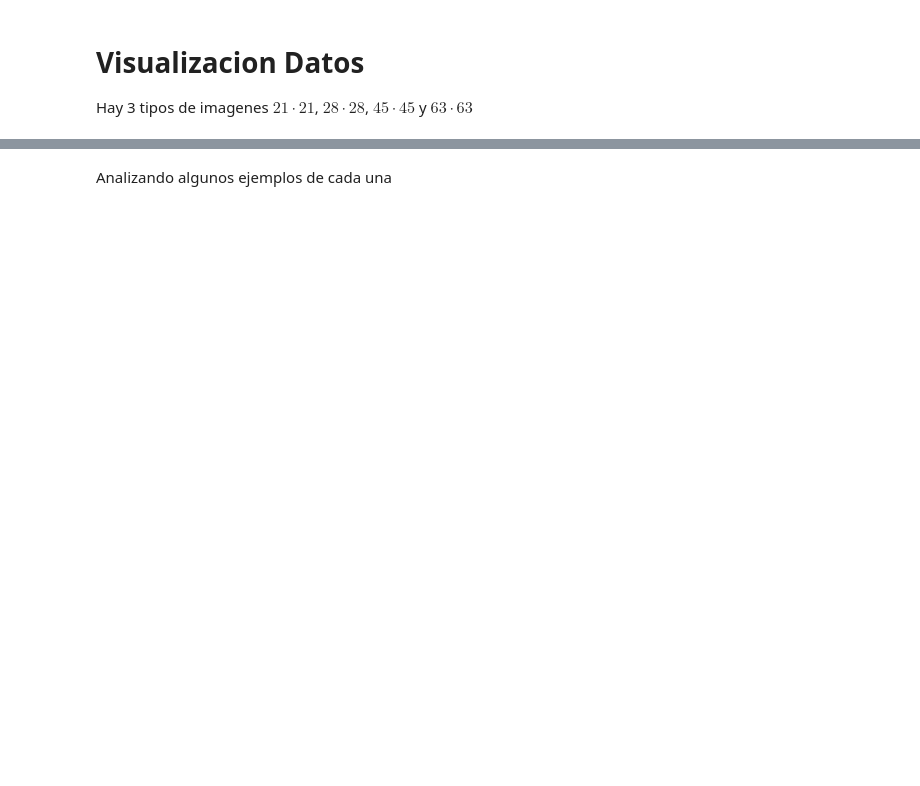
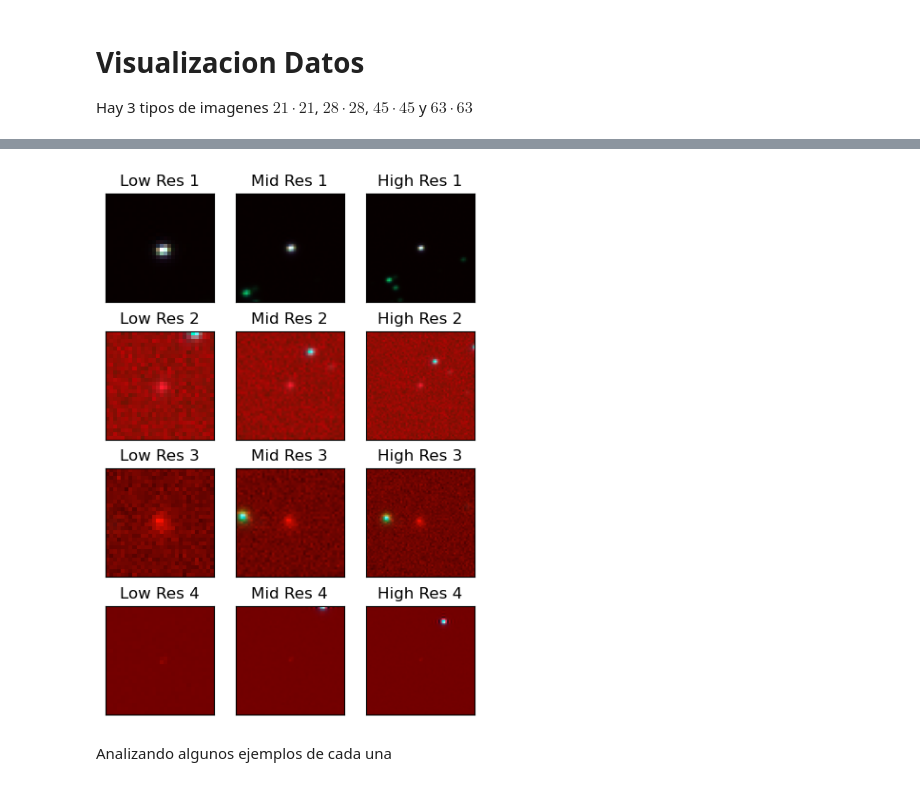
Before and after one commit to pmarconep/ZTF_alert_8a, a Jupyter notebook: proyecto.ipynb, the cells around one changed output, grey strips where cells are left out. Drawn from its saved outputs; the diff is of its cells as text; code cells hidden in the pictures; blank space fills up the shorter version.

```diff
--- a/proyecto.ipynb
+++ b/proyecto.ipynb
@@ -311,3 +269,7 @@ Shape of images in td_ztf_stamp_17_06_20 (Train): (63, 63, 3)
+# %%
+plots.plot_example_dataset(dataset_2_28, dataset_2_45, dataset_2_63,n=4) #sample = [0,1,2,3],n=3)
+# %% [output]
+[figure, added]
 # %% [markdown]
 Analizando algunos ejemplos de cada una
 # %%
```
Also changed, not shown: parts of 16 cells of this notebook.
